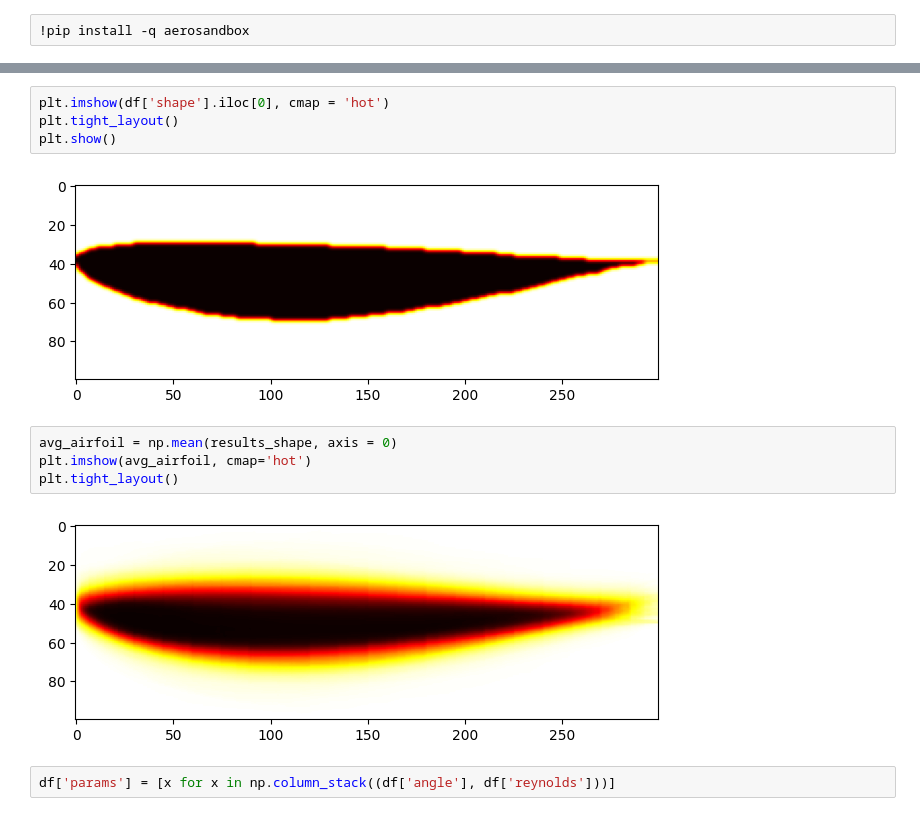
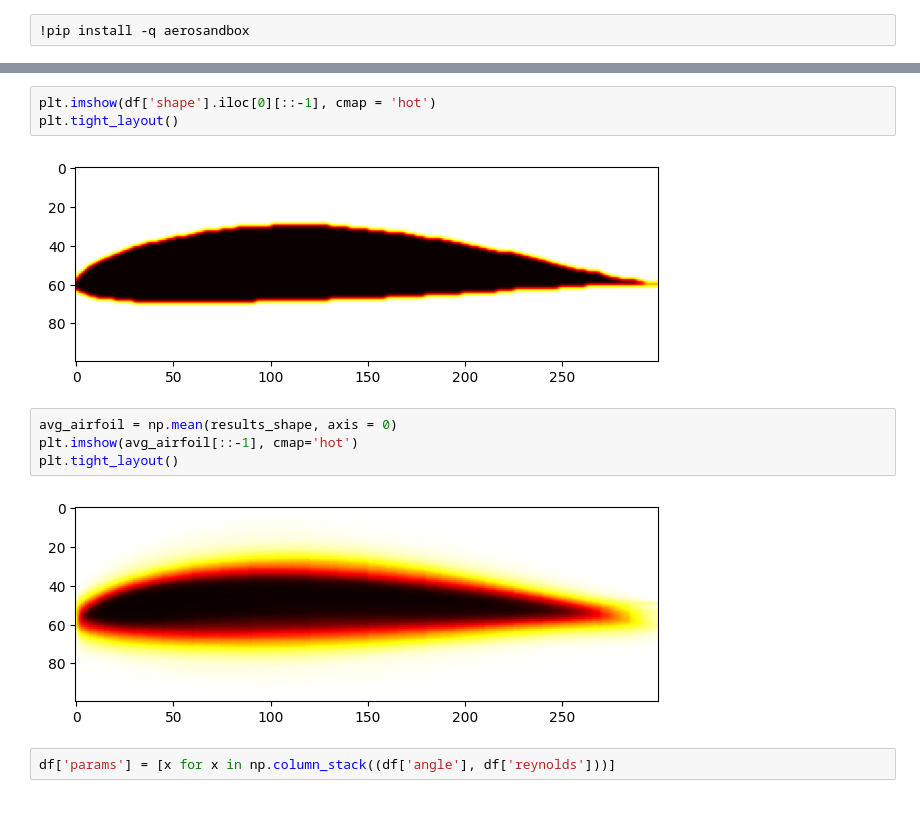
Before and after one commit to vicmcl/deeplearwing, a Jupyter notebook: deeplearwing/notebook/training.ipynb, the cells around one changed output, grey strips where cells are left out. Cells and saved outputs as stored; diff of their text form.

```diff
--- a/deeplearwing/notebook/training.ipynb
+++ b/deeplearwing/notebook/training.ipynb
@@ -110,15 +172,14 @@ df['shape'] = [GaussianBlur(x, (5, 5), 0) for x in results_shape]
 # %%
-plt.imshow(df['shape'].iloc[0], cmap = 'hot')
+plt.imshow(df['shape'].iloc[0][::-1], cmap = 'hot')
 plt.tight_layout()
-plt.show()
 # %% [output]
-[figure, old version]
+[figure, new version]
 # %%
 avg_airfoil = np.mean(results_shape, axis = 0)
-plt.imshow(avg_airfoil, cmap='hot')
+plt.imshow(avg_airfoil[::-1], cmap='hot')
 plt.tight_layout()
 # %% [output]
-[figure, old version]
+[figure, new version]
 # %%
 df['params'] = [x for x in np.column_stack((df['angle'], df['reynolds']))]
 # %%
```
Also changed, not shown: parts of 42 cells of this notebook.
